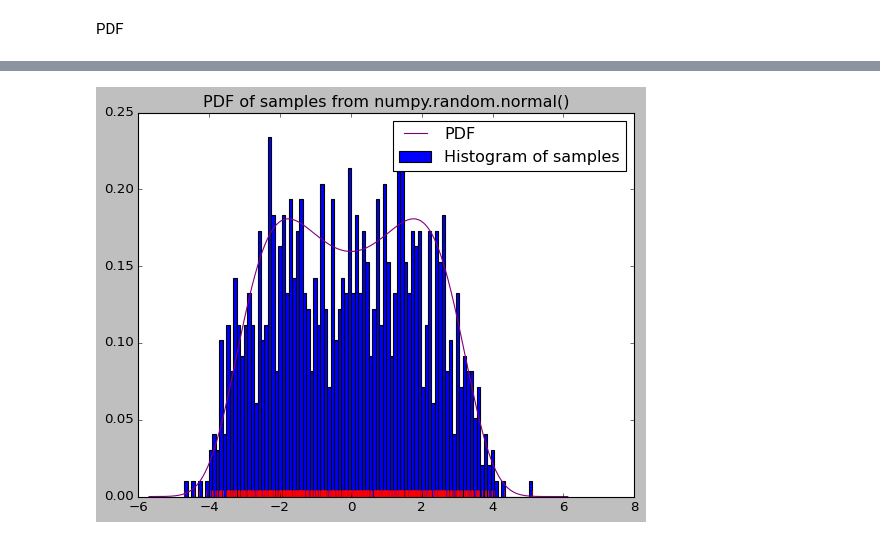
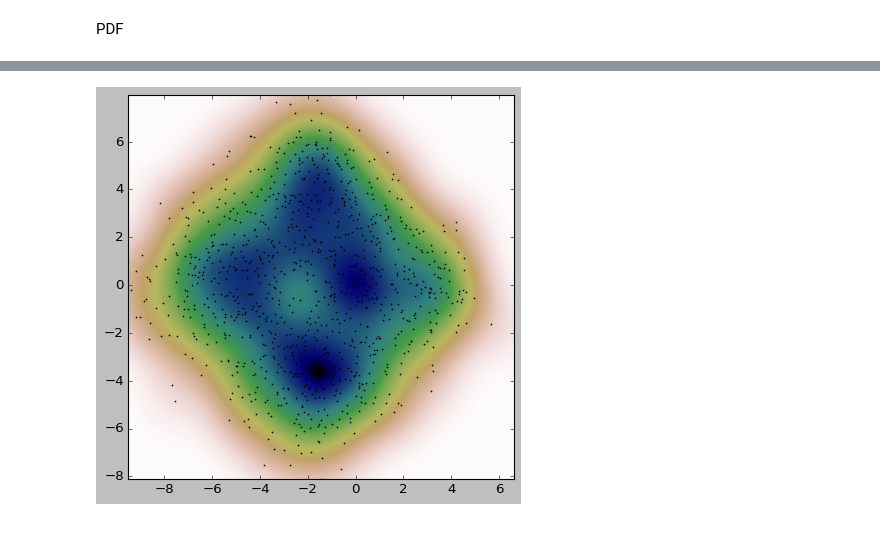
Before and after one commit to Algorithm-Model-Research/Existing_Function_VS_New_Function, a Jupyter notebook: Comparing.ipynb, the cells around one changed output, grey strips where cells are left out. Drawn from its saved outputs; the diff is of its cells as text; code cells hidden in the pictures.

```diff
--- a/Comparing.ipynb
+++ b/Comparing.ipynb
@@ -214,7 +262,9 @@ class Probability_Distribution_Function_AND_New_Function(object):
             ax.set_ylim(0, 100)
             plt.show()
 # %%
-pdf_class = Probability_Distribution_Function_AND_New_Function(0,2.5,100000000)
-# pdf_class.plot_graphs(pdf_type="regular")
-# pdf_class.binolial_graph(pdf_type="regular")
-# pdf_class.representation_in2d(pdf_type="regular")
+pdf_class = Probability_Distribution_Function_AND_New_Function(0,2.5,1000000)
+pdf_class.plot_graphs(pdf_type="regular")
+pdf_class.binolial_graph(pdf_type="regular")
+pdf_class.representation_in2d(pdf_type="regular")
+pdf_class.mgc_plot("Linear", only_mgc=True)
+pdf_class.plot_graphs(pdf_type="not regular")
@@ -223,5 +279,4 @@ pdf_class = Probability_Distribution_Function_AND_New_Function(0,2.5,100000000)
 # %%
-pdf_class.plot_graphs(pdf_type="not regular")
-pdf_class.representation_in2d(pdf_type="regular")
+pdf_class.representation_in2d(pdf_type="not regular")
 # %% [output]
-[figure, old version]
+[figure, new version]
```
Also changed, not shown: parts of 5 cells of this notebook.
